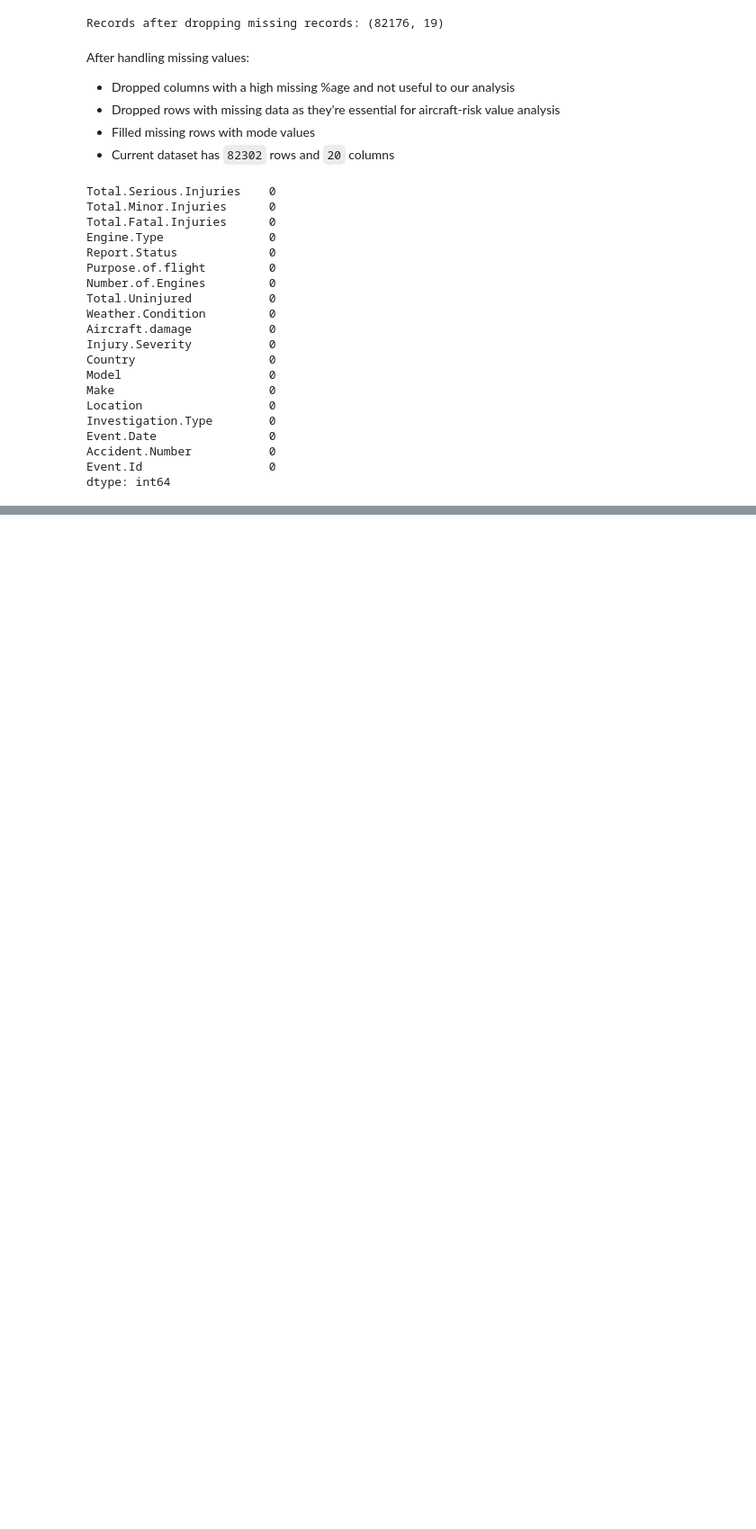
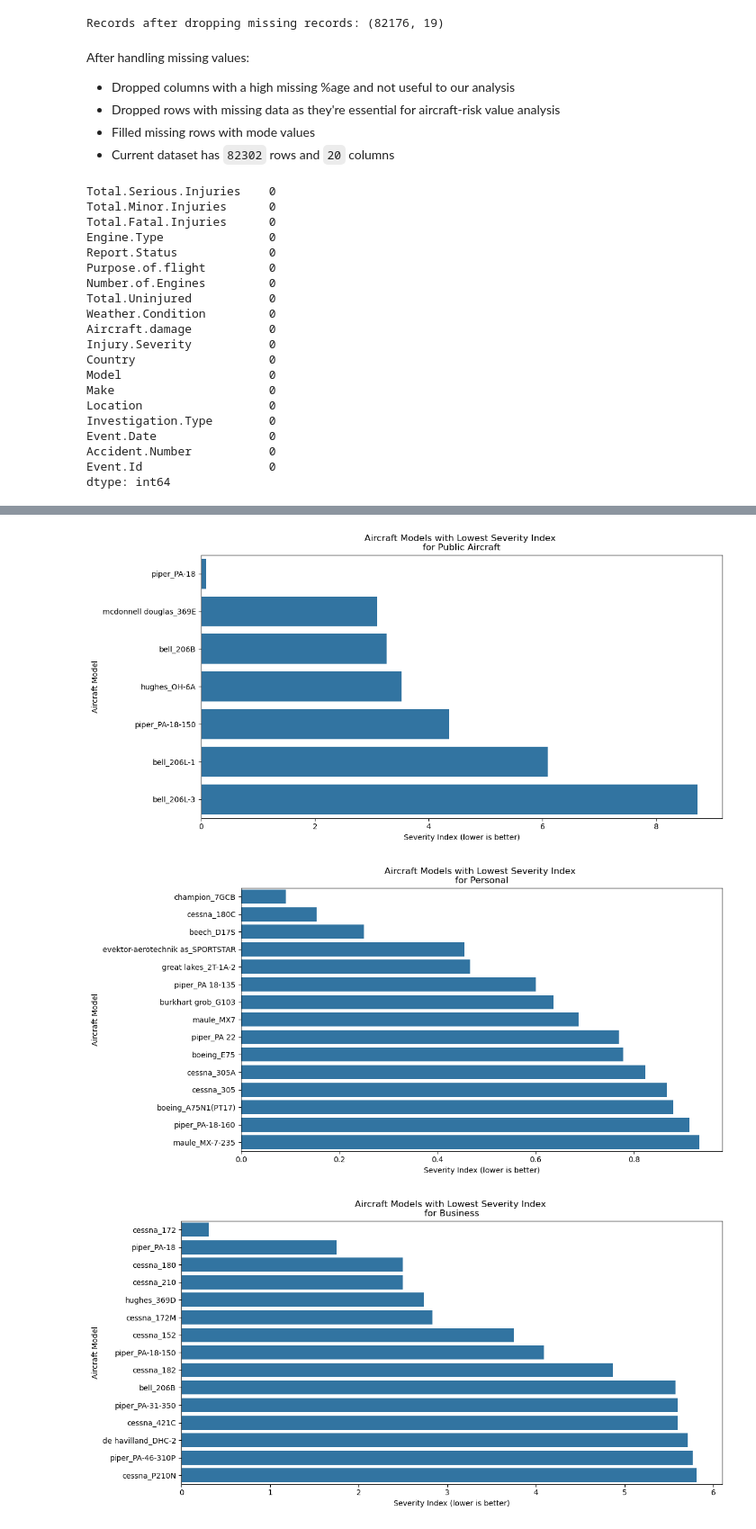
Before and after one commit to lewismwaki/aviation_accidents_analysis, a Jupyter notebook: aviation_accidents_analysis.ipynb, the cells around one changed output, grey strips where cells are left out. Shown at 90% size. Drawn from its saved outputs; the diff is of its cells as text; code cells hidden in the pictures; blank space fills up the shorter version.

```diff
--- a/aviation_accidents_analysis.ipynb
+++ b/aviation_accidents_analysis.ipynb
@@ -328,0 +519,32 @@ dtype: int64
+# %%
+# Function to plot single purpose
+def plot_aircraft_by_purpose(purpose, min_incidents=10):
+    # Filter data for the specific purpose
+    purpose_data = df[df['Purpose.of.flight'] == purpose].groupby('Aircraft').agg({
+        'Event.Id': 'count',
+        'Severity.Index': 'mean'
+    }).reset_index()
+
+    # Filter for minimum number of incidents
+    purpose_data = purpose_data[purpose_data['Event.Id'] >= min_incidents].sort_values('Severity.Index')
+
+    # Create the plot
+    plt.figure(figsize=(12, 6))
+    sns.barplot(data=purpose_data.head(15),
+                x='Severity.Index',
+                y='Aircraft')
+
+    plt.title(f'Aircraft Models with Lowest Severity Index \nfor {purpose}')
+    plt.xlabel('Severity Index (lower is better)')
+    plt.ylabel('Aircraft Model')
+    plt.tight_layout()
+    plt.show()
+
+# Plot for a few interesting purposes
+purposes = ['Public Aircraft', 'Personal', 'Business']
+for purpose in purposes:
+    plot_aircraft_by_purpose(purpose)
+# %% [output]
+[figure, added]
+[figure, added]
+[figure, added]
```
Also changed, not shown: parts of 49 cells of this notebook, 7 other files.
